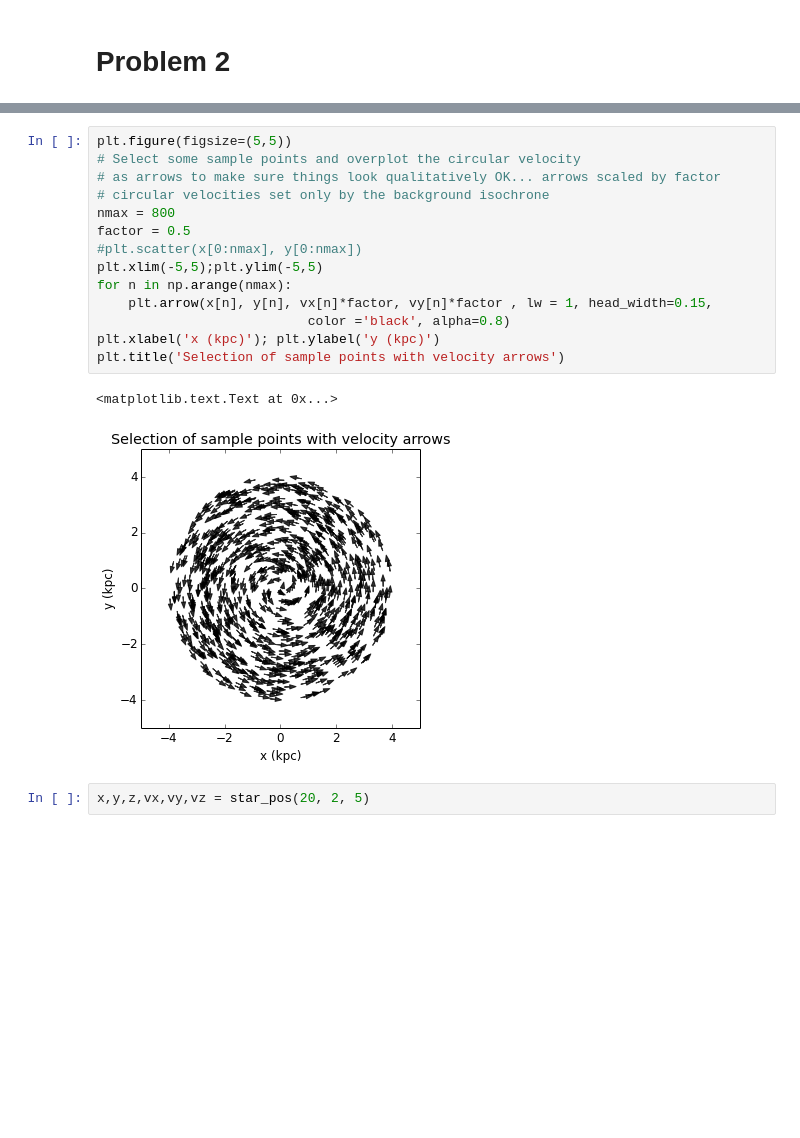
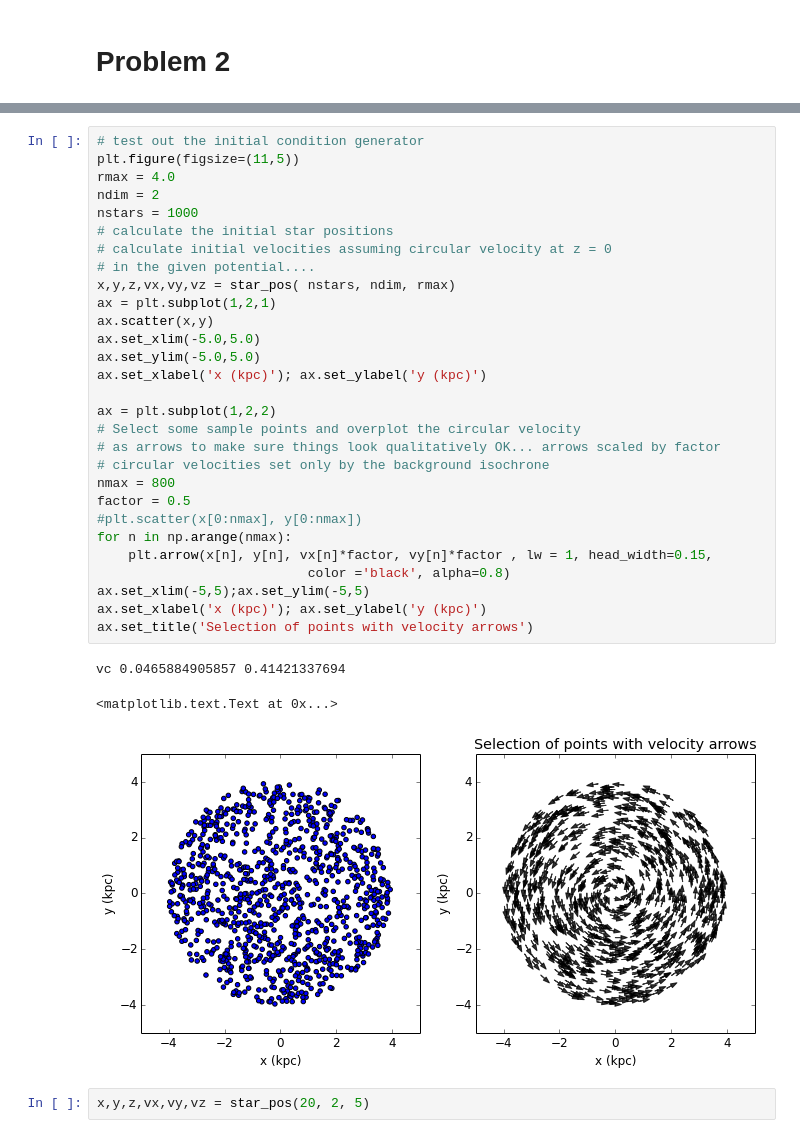
Before and after one commit to aemerick/Classes, a Jupyter notebook: Gal_Dyn/hw3/hw3.ipynb, the cells around one changed output, grey strips where cells are left out. Cells and saved outputs as stored; diff of their text form; blank space fills up the shorter version.

```diff
--- a/Gal_Dyn/hw3/hw3.ipynb
+++ b/Gal_Dyn/hw3/hw3.ipynb
@@ -503,20 +485,36 @@ vc 0.0366061937564 0.41421303563
 # %%
-plt.figure(figsize=(5,5))
+# test out the initial condition generator
+plt.figure(figsize=(11,5))
+rmax = 4.0
+ndim = 2
+nstars = 1000
+# calculate the initial star positions
+# calculate initial velocities assuming circular velocity at z = 0
+# in the given potential....
+x,y,z,vx,vy,vz = star_pos( nstars, ndim, rmax)
+ax = plt.subplot(1,2,1)
+ax.scatter(x,y)
+ax.set_xlim(-5.0,5.0)
+ax.set_ylim(-5.0,5.0)
+ax.set_xlabel('x (kpc)'); ax.set_ylabel('y (kpc)')
+
+ax = plt.subplot(1,2,2)
 # Select some sample points and overplot the circular velocity
 # as arrows to make sure things look qualitatively OK... arrows scaled by factor
 # circular velocities set only by the background isochrone
 nmax = 800
 factor = 0.5
 #plt.scatter(x[0:nmax], y[0:nmax])
-plt.xlim(-5,5);plt.ylim(-5,5)
 for n in np.arange(nmax):
     plt.arrow(x[n], y[n], vx[n]*factor, vy[n]*factor , lw = 1, head_width=0.15,
                            color ='black', alpha=0.8)
-plt.xlabel('x (kpc)'); plt.ylabel('y (kpc)')
-plt.title('Selection of sample points with velocity arrows')
+ax.set_xlim(-5,5);ax.set_ylim(-5,5)
+ax.set_xlabel('x (kpc)'); ax.set_ylabel('y (kpc)')
+ax.set_title('Selection of points with velocity arrows')
 # %% [output]
-<matplotlib.text.Text at 0x...>
+vc 0.0465884905857 0.41421337694
+<matplotlib.text.Text at 0x...>
-[figure, old version]
+[figure, new version]
 # %%
 x,y,z,vx,vy,vz = star_pos(20, 2, 5)
 # %% [output]
```
Also changed, not shown: parts of 24 cells of this notebook.
